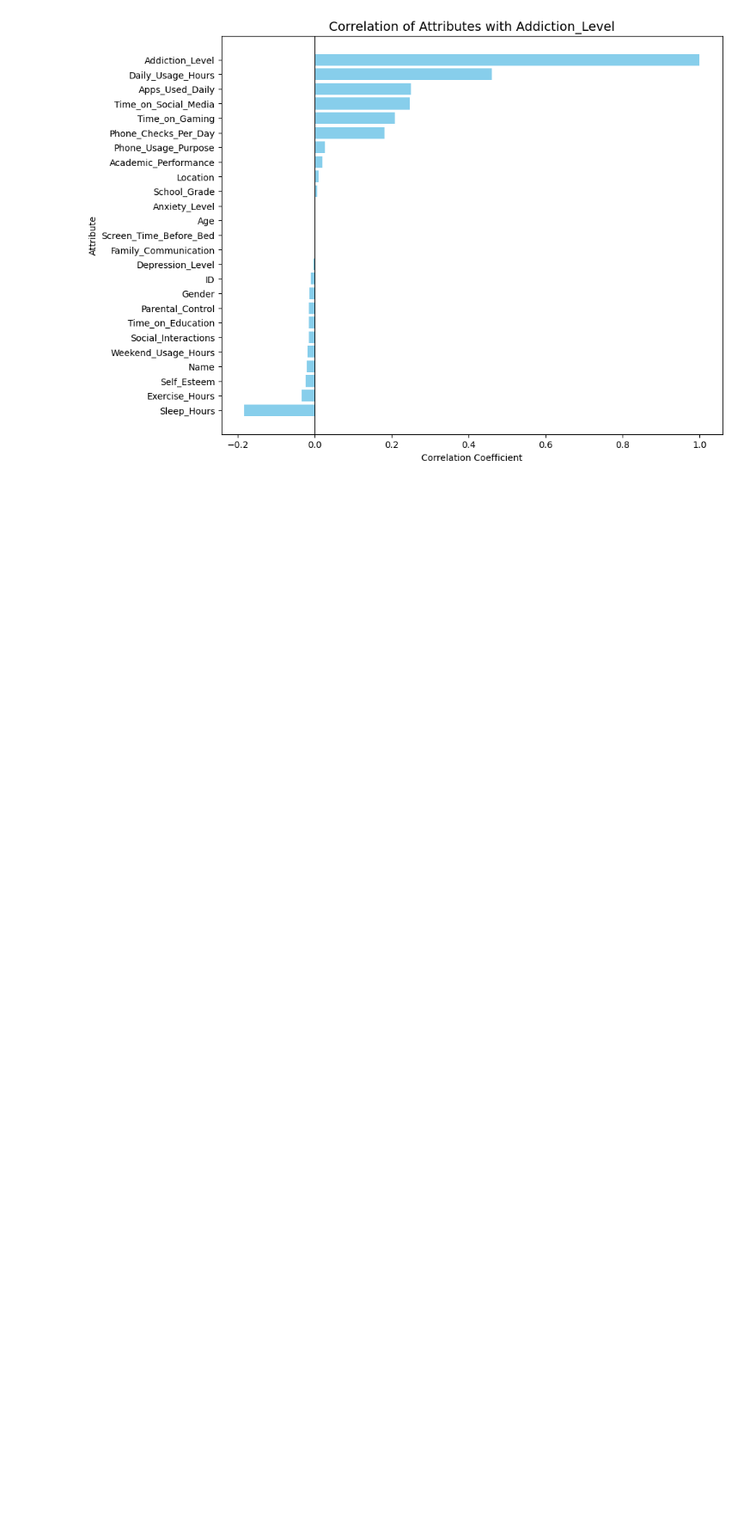
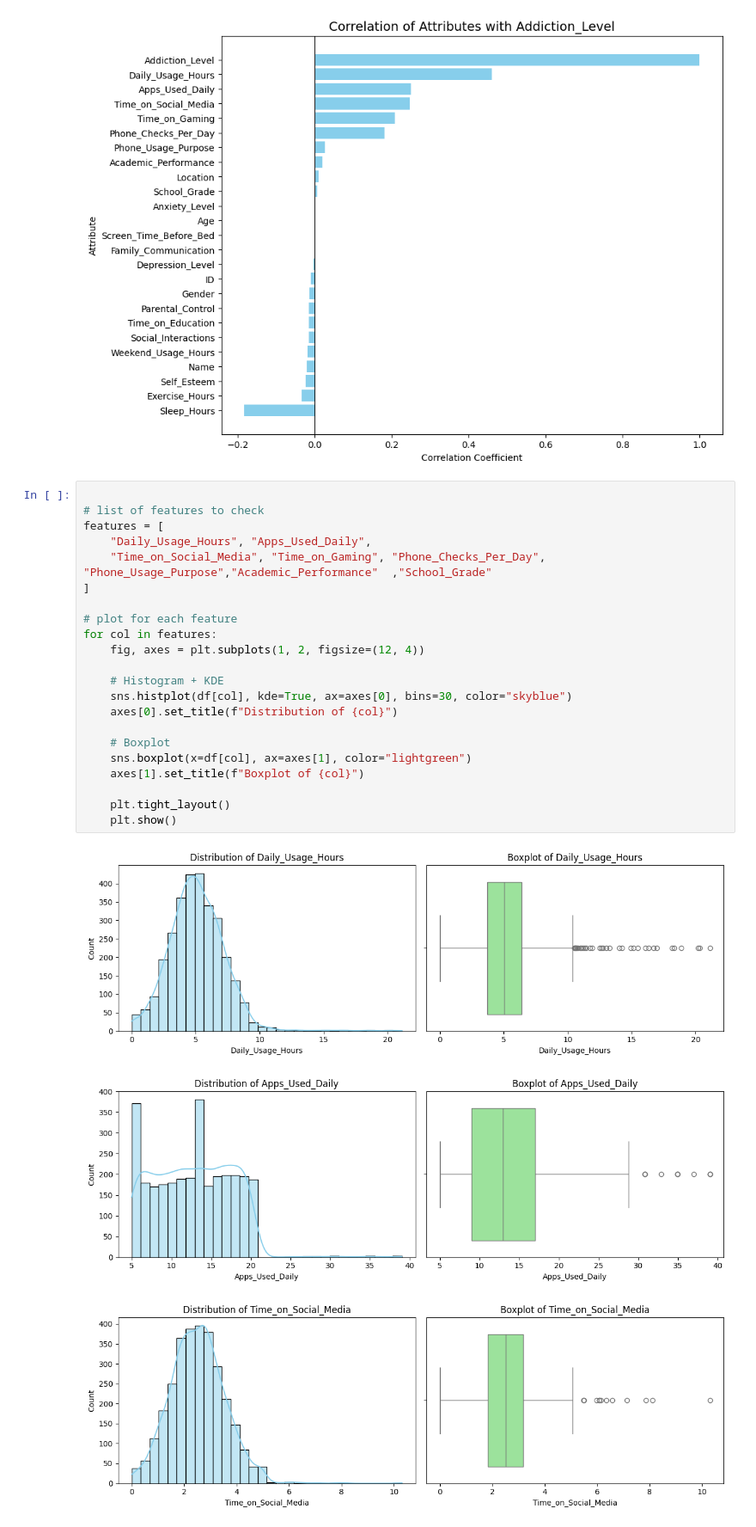
Before and after one commit to amitabhdeogh-09/ML-Project1, a Jupyter notebook: DATASET ML.ipynb, the cells around one changed output. Shown at 86% size. Drawn from its saved outputs; the diff is of its cells as text; blank space fills up the shorter version.

```diff
--- a/DATASET ML.ipynb
+++ b/DATASET ML.ipynb
@@ -207,3 +207,29 @@ plt.gca().invert_yaxis()  # highest correlation on top
 plt.show()
 # %% [output]
 [figure]
+# %%
+
+# list of features to check
+features = [
+    "Daily_Usage_Hours", "Apps_Used_Daily",
+    "Time_on_Social_Media", "Time_on_Gaming", "Phone_Checks_Per_Day", "Phone_Usage_Purpose","Academic_Performance"  ,"School_Grade"
+]
+
+# plot for each feature
+for col in features:
+    fig, axes = plt.subplots(1, 2, figsize=(12, 4))
+
+    # Histogram + KDE
+    sns.histplot(df[col], kde=True, ax=axes[0], bins=30, color="skyblue")
+    axes[0].set_title(f"Distribution of {col}")
+
+    # Boxplot
+    sns.boxplot(x=df[col], ax=axes[1], color="lightgreen")
+    axes[1].set_title(f"Boxplot of {col}")
+
+    plt.tight_layout()
+    plt.show()
+# %% [output]
+[figure, added]
+[figure, added]
+[figure, added]
```
Also changed, not shown: parts of 2 cells of this notebook.
